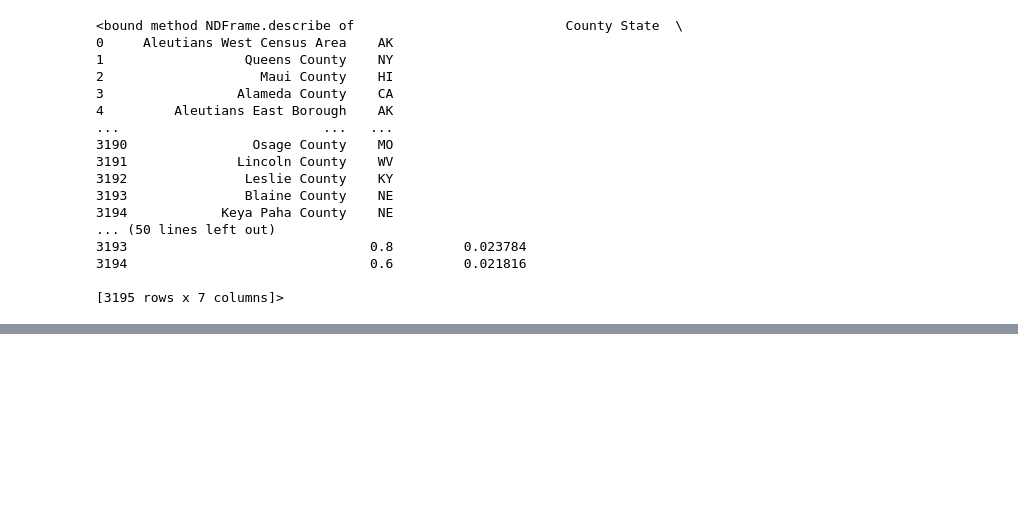
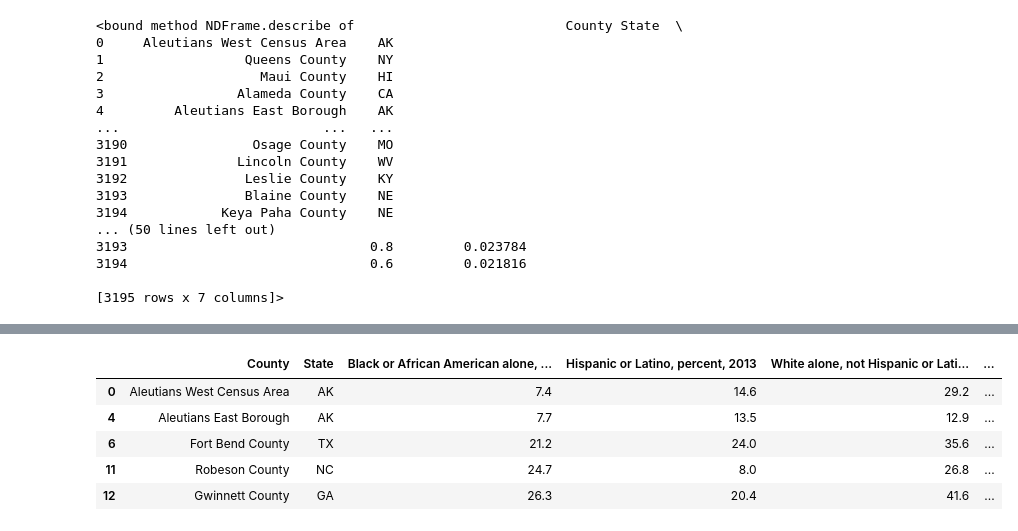
Before and after one commit to alihussein1779/Farmacy, a Jupyter notebook: DiversityIndex/DataScrub_DiversitySet.ipynb, the cells around one changed output, grey strips where cells are left out. Saved outputs shown, nothing was run; the diff lists cells and outputs as text; code cells hidden in the pictures; blank space fills up the shorter version.

```diff
--- a/DiversityIndex/DataScrub_DiversitySet.ipynb
+++ b/DiversityIndex/DataScrub_DiversitySet.ipynb
@@ -96,0 +166,9 @@ df_reorder.describe
+# %%
+df_Southern_DI.head()
+# %% [output]
+|  | County | State | Black or African American alone, ... | Hispanic or Latino, percent, 2013 | White alone, not Hispanic or Lati... | ... |
+| 0 | Aleutians West Census Area | AK | 7.4 | 14.6 | 29.2 | ... |
+| 4 | Aleutians East Borough | AK | 7.7 | 13.5 | 12.9 | ... |
+| 6 | Fort Bend County | TX | 21.2 | 24.0 | 35.6 | ... |
+| 11 | Robeson County | NC | 24.7 | 8.0 | 26.8 | ... |
+| 12 | Gwinnett County | GA | 26.3 | 20.4 | 41.6 | ... |
```
Also changed, not shown: parts of 13 cells of this notebook, 2 other files.
